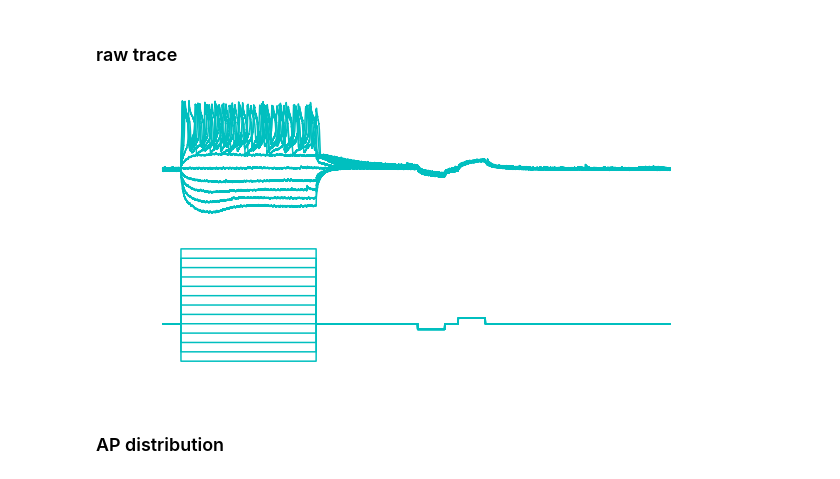
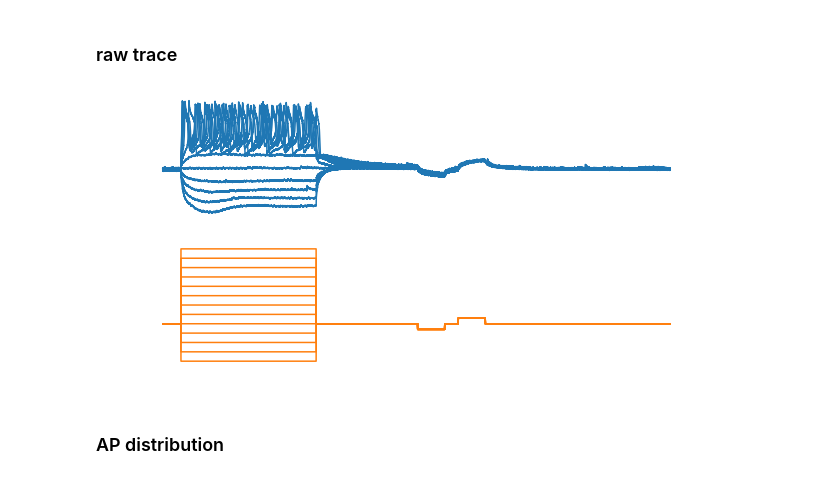
Before and after one commit to githubfzq/memory_lab, a Jupyter notebook: patch/analysis/20190928/patch & morphology analysis.ipynb, the cells around one changed output. Cells and saved outputs as stored; diff of their text form; code cells hidden in the pictures.

```diff
--- a/patch/analysis/20190928/patch & morphology analysis.ipynb
+++ b/patch/analysis/20190928/patch & morphology analysis.ipynb
@@ -107,17 +109,17 @@ import pyabf.plot
 # %%
 fig = plt.figure(figsize=(10,5))
 ax1=fig.add_subplot(211)
 ax2=fig.add_subplot(212)
 for sweep in apDemoAbf.sweepList:
     apDemoAbf.setSweep(sweep)
-    ax1.plot(apDemoAbf.sweepX, apDemoAbf.sweepY, 'c')
-    ax2.plot(apDemoAbf.sweepX, apDemoAbf.sweepC, 'c')
+    ax1.plot(apDemoAbf.sweepX, apDemoAbf.sweepY, 'C0')
+    ax2.plot(apDemoAbf.sweepX, apDemoAbf.sweepC, 'C1')
 ax1.axis('off')
 ax2.axis('off')
 
-plt.show()
+plt.savefig('AP_demo',dpi=600)
 # %% [output]
-[figure, old version]
+[figure, new version]
 # %% [markdown]
 ### AP distribution
 # %%
```
Also changed, not shown: parts of 64 cells of this notebook.
